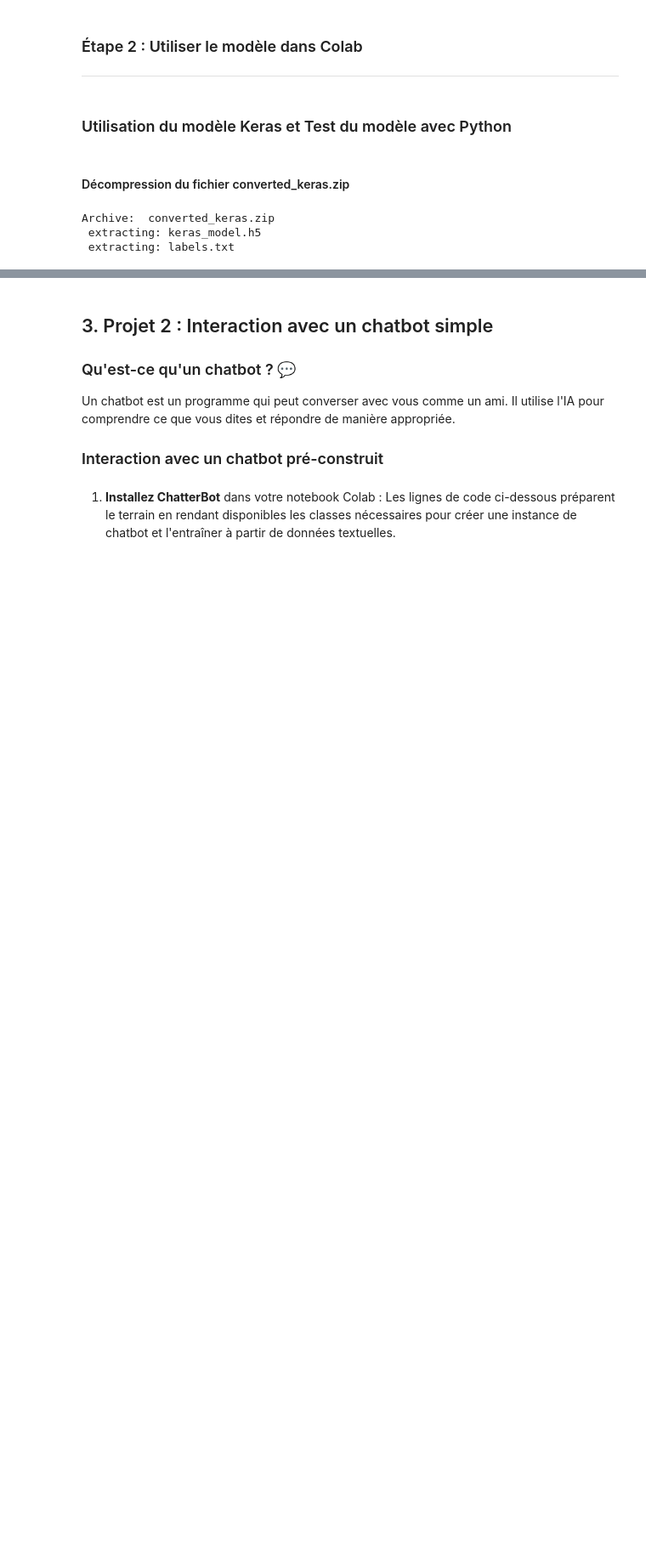
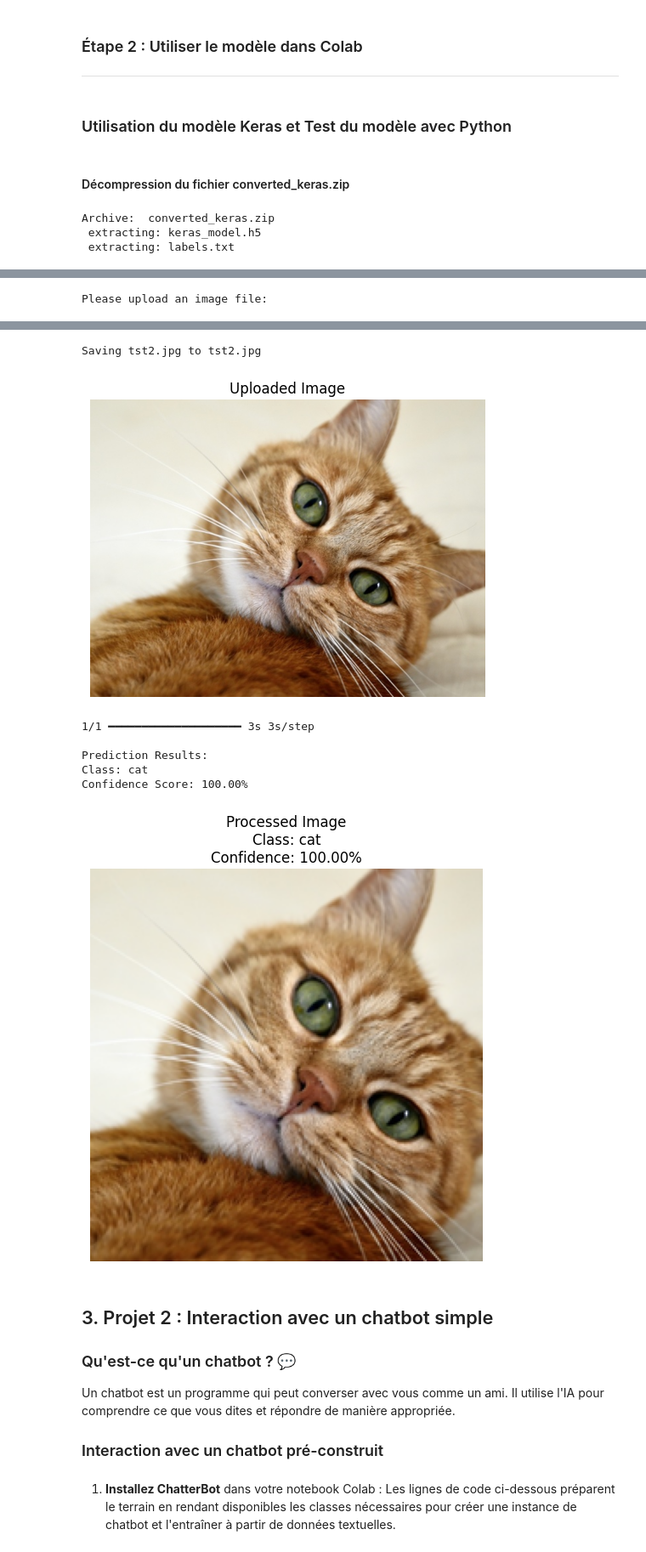
Before and after one commit to royam0820/Python, a Jupyter notebook: Python_Session_4_Etudiant.ipynb, the cells around one changed output, grey strips where cells are left out. Shown at 85% size. Drawn from its saved outputs; the diff is of its cells as text; code cells hidden in the pictures; blank space fills up the shorter version.

```diff
--- a/Python_Session_4_Etudiant.ipynb
+++ b/Python_Session_4_Etudiant.ipynb
@@ -156,0 +87,71 @@ Confidence Score: 0.9998153
+# %%
+from tensorflow.keras.models import load_model
+from tensorflow.keras.layers import DepthwiseConv2D
+import tensorflow as tf
+from PIL import Image, ImageOps
+import numpy as np
+from google.colab import files
+import matplotlib.pyplot as plt  # For displaying images
+
+# Custom layer to handle 'groups' parameter
+class FixedDepthwiseConv2D(DepthwiseConv2D):
+    def __init__(self, *args, **kwargs):
+        # Remove 'groups' argument if present
+        kwargs.pop('groups', None)
+        super().__init__(*args, **kwargs)
+
+# Disable scientific notation
+np.set_printoptions(suppress=True)
+
+# Load model with custom layer
+model = load_model("keras_model.h5",
+                   compile=False,
+                   custom_objects={'DepthwiseConv2D': FixedDepthwiseConv2D})
+
+# Load labels
+class_names = open("labels.txt", "r").readlines()
+
+# Upload image
+print("Please upload an image file:")
+uploaded = files.upload()
+image_path = next(iter(uploaded))
+
+# Open and display the uploaded image
+image = Image.open(image_path).convert("RGB")
+
+# Display the image before processing
+plt.figure(figsize=(6, 6))
+plt.imshow(image)
+plt.title("Uploaded Image")
+plt.axis('off')
+plt.show()
+
+# Preprocess image
+size = (224, 224)
+image = ImageOps.fit(image, size, Image.Resampling.LANCZOS)
+image_array = np.asarray(image)
+normalized_image_array = (image_array.astype(np.float32) / 127.5) - 1
+
+# Create input array
+data = np.ndarray(shape=(1, 224, 224, 3), dtype=np.float32)
+data[0] = normalized_image_array
+
+# Run prediction
+prediction = model.predict(data)
+index = np.argmax(prediction)
+class_name = class_names[index]
+confidence_score = prediction[0][index]
+
+# Print results
+print("\nPrediction Results:")
+print("Class:", class_name[2:], end="")
+print("Confidence Score: {:.2%}".format(confidence_score))
+
+# Display the processed image (optional)
+plt.figure(figsize=(6, 6))
+plt.imshow(image)
+plt.title(f"Processed Image\nClass: {class_name[2:].strip()}\nConfidence: {confidence_score:.2%}")
+plt.axis('off')
+plt.show()
+# %% [output]
+Please upload an image file:
@@ -157,3 +159,11 @@ Confidence Score: 0.9998153
+Saving tst2.jpg to tst2.jpg
+[figure, added]
+1/1 ━━━━━━━━━━━━━━━━━━━━ 3s 3s/step
+
+Prediction Results:
+Class: cat
+Confidence Score: 100.00%
+[figure, added]
 # %% [markdown]
 ## 3. Projet 2 : Interaction avec un chatbot simple
 
```
Also changed, not shown: parts of 9 cells of this notebook.
